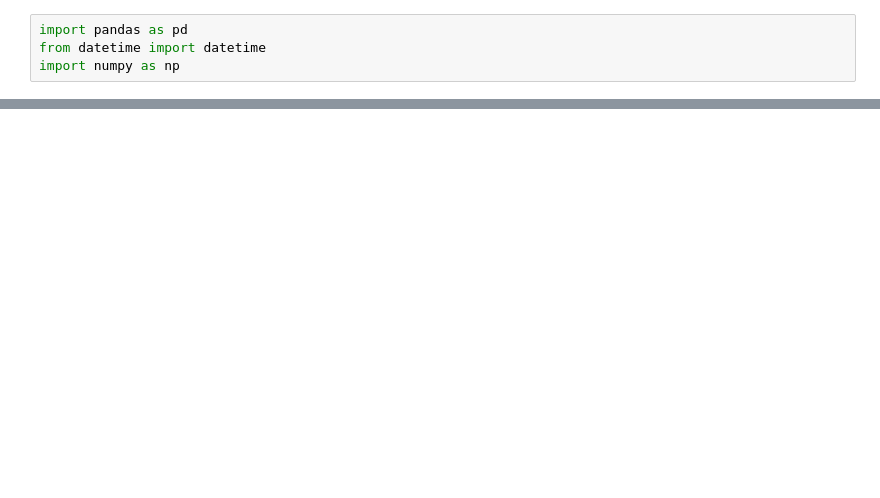
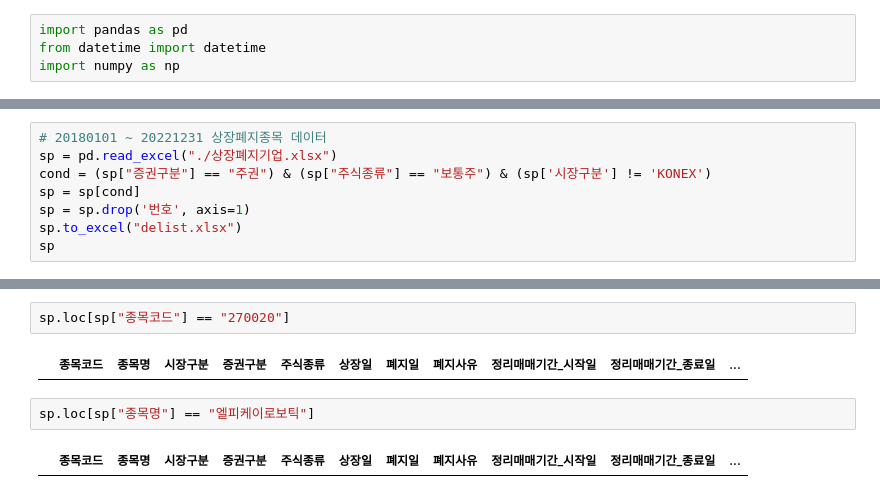
Before and after one commit to BDooHyun/ubion_python_class_01, a Jupyter notebook: 공모전/01_데이터.ipynb, the cells around one changed output, grey strips where cells are left out. Saved outputs shown, nothing was run; the diff lists cells and outputs as text; blank space fills up the shorter version.

```diff
--- a/공모전/01_데이터.ipynb
+++ b/공모전/01_데이터.ipynb
@@ -435,0 +313,8 @@ kospi
+# %%
+# 20180101 ~ 20221231 상장폐지종목 데이터
+sp = pd.read_excel("./상장폐지기업.xlsx")
+cond = (sp["증권구분"] == "주권") & (sp["주식종류"] == "보통주") & (sp['시장구분'] != 'KONEX')
+sp = sp[cond]
+sp = sp.drop('번호', axis=1)
+sp.to_excel("delist.xlsx")
+sp
@@ -435,0 +444,8 @@ kospi
+# %%
+sp.loc[sp["종목코드"] == "270020"]
+# %% [output]
+|  | 종목코드 | 종목명 | 시장구분 | 증권구분 | 주식종류 | 상장일 | 폐지일 | 폐지사유 | 정리매매기간_시작일 | 정리매매기간_종료일 | ... |
+# %%
+sp.loc[sp["종목명"] == "엘피케이로보틱"]
+# %% [output]
+|  | 종목코드 | 종목명 | 시장구분 | 증권구분 | 주식종류 | 상장일 | 폐지일 | 폐지사유 | 정리매매기간_시작일 | 정리매매기간_종료일 | ... |
```
Also changed, not shown: parts of 60 cells of this notebook, 4 other files.
